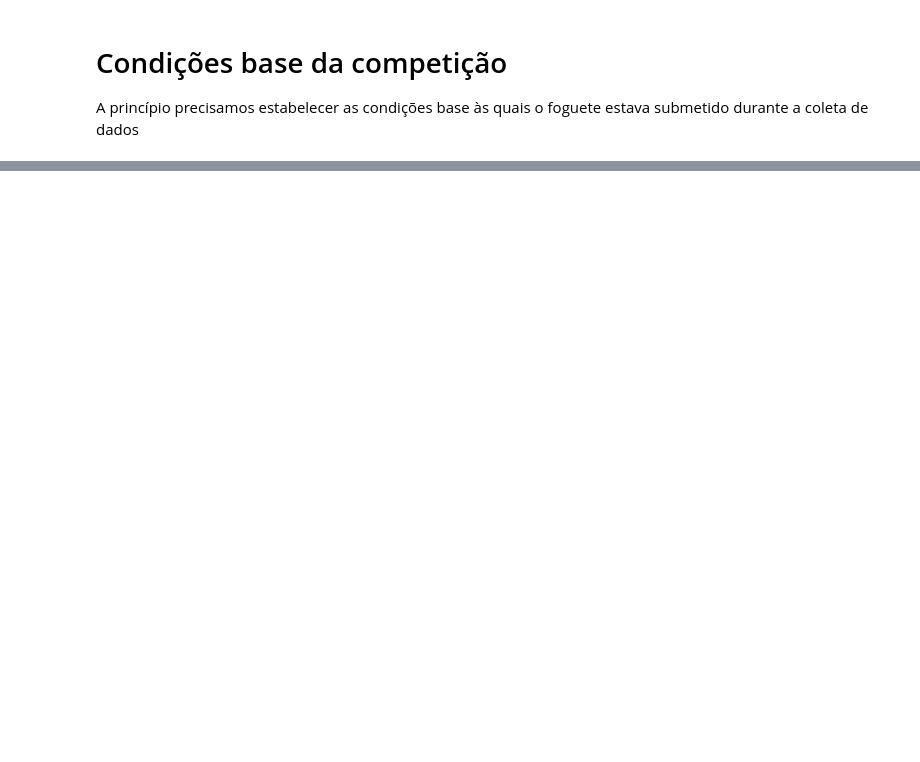
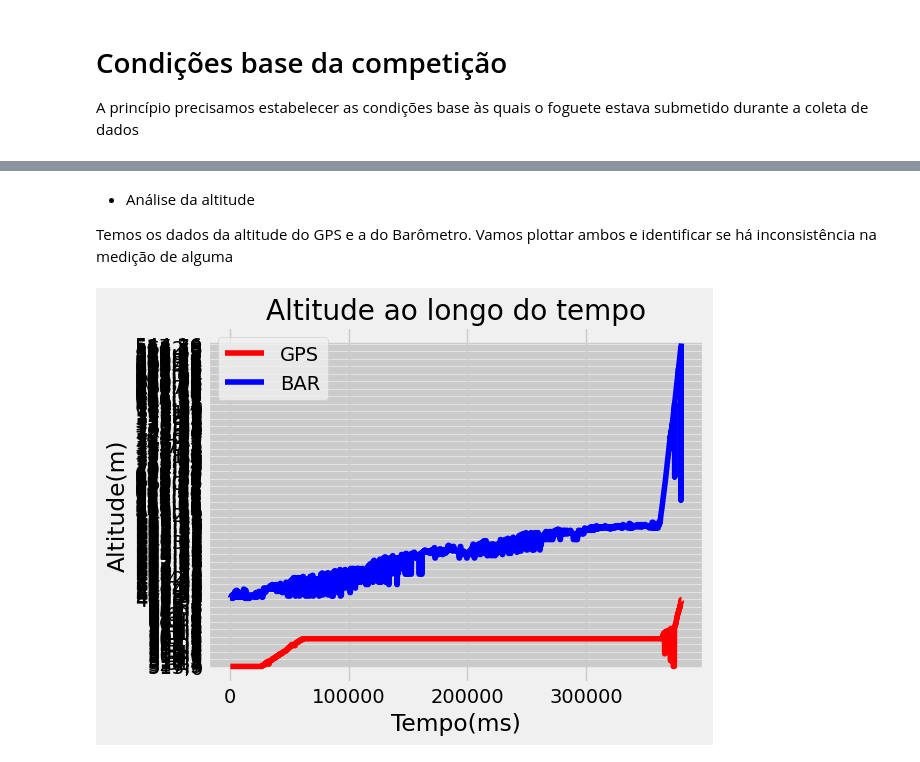
Before and after one commit to EnzoBat17/Analise-de-Dados-NASHIRA---EPTA, a Jupyter notebook: Analise de Dados NASHIRA.ipynb, the cells around one changed output, grey strips where cells are left out. Saved outputs shown, nothing was run; the diff lists cells and outputs as text; code cells hidden in the pictures; blank space fills up the shorter version.

Commit message:
Implementado um dataframe com a info do CSV tratada + Estágio inicial do plot de altitude

```diff
--- a/Analise de Dados NASHIRA.ipynb
+++ b/Analise de Dados NASHIRA.ipynb
@@ -25,0 +34,7 @@ Foi obitido a seguinte altitude média na região de lançamento em relação ao
+# %%
+df = pd.read_csv("nashira_telemetry.csv")
+timestamp = df.columns[0] #primeira coluna
+df.set_index(timestamp) #indexamos para realizar buscas
+df.columns = [x.lower() for x in df.columns] #formata todas as colunas para minúsculo
+
+df.head()
@@ -25,0 +45,7 @@ Foi obitido a seguinte altitude média na região de lançamento em relação ao
+# %%
+colunas_para_checar = df.columns[32:37] #vamos ver se as colunas da 32 à 37 estão totalmente vazias
+for col in colunas_para_checar:
+    if df[col].isna().all():
+        df = df.drop(columns=col,axis= "columns") #se estiverem vazias droppa as colunas
+
+df.head()
@@ -25,0 +64,2 @@ Foi obitido a seguinte altitude média na região de lançamento em relação ao
+# %%
+df['gps_available'] = df['gnss_fix'] > 0
@@ -25,0 +70,2 @@ Foi obitido a seguinte altitude média na região de lançamento em relação ao
+# %%
+df['time_interval'] = df['timestamp_ms'] - df['timestamp_ms'][0]
@@ -25,0 +82,18 @@ Foi obitido a seguinte altitude média na região de lançamento em relação ao
+# %% [markdown]
+- Análise da altitude
+
+Temos os dados da altitude do GPS e a do Barômetro. Vamos plottar ambos e identificar se há inconsistência na medição de alguma
+# %%
+plt.title("Altitude ao longo do tempo")
+plt.xlabel('Tempo(ms)')
+plt.ylabel('Altitude(m)')
+plt.plot(df['time_interval'], df['alt_gps'],color ="r" ,linestyle="-",label ="GPS", alpha = 1)
+plt.plot(df['time_interval'], df['alt_bar'],color ="b" ,linestyle="-",label ="BAR", alpha = 1)
+
+plt.legend()
+
+plt.grid(True)
+plt.tight_layout()
+plt.show()
+# %% [output]
+[figure, added]
```
Also changed, not shown: parts of 8 cells of this notebook.
